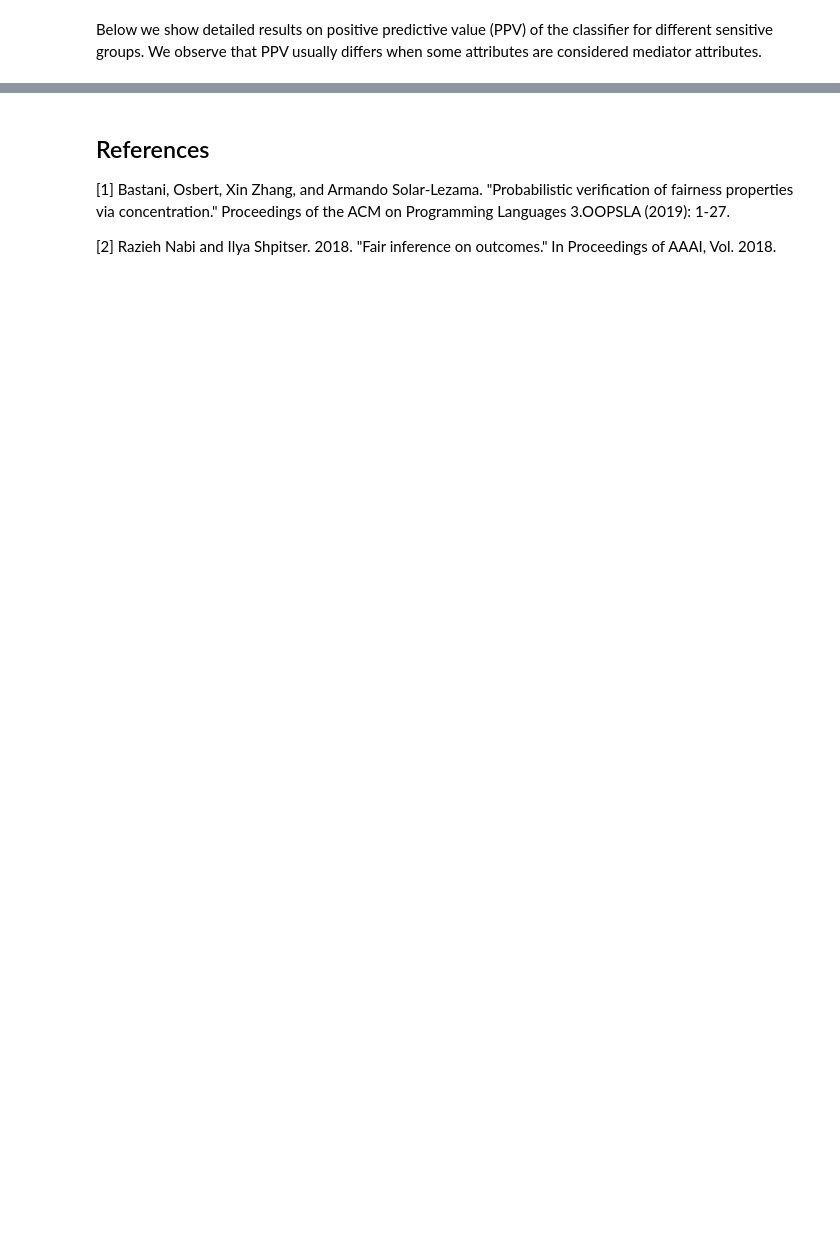
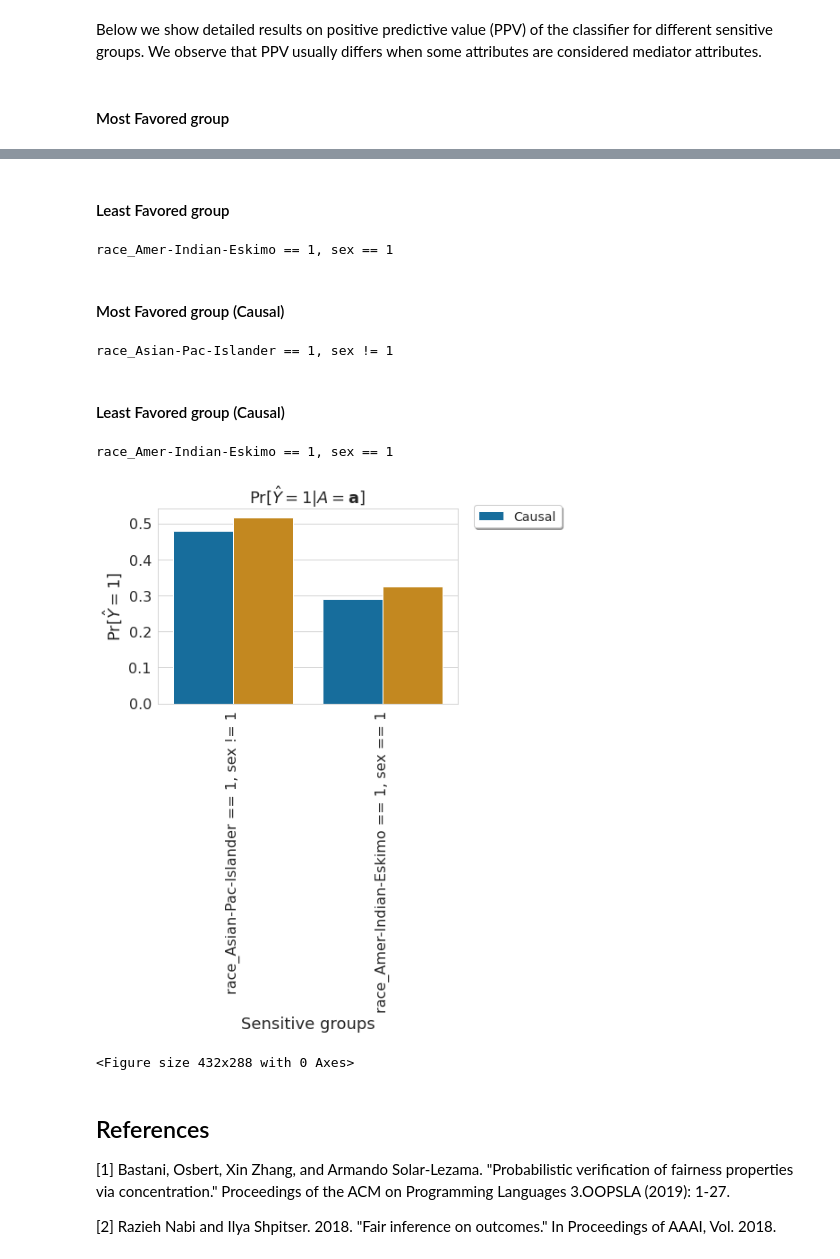
Before and after one commit to meelgroup/justicia, a Jupyter notebook: doc/3. Verifying causal fairness.ipynb, the cells around one changed output, grey strips where cells are left out. Saved outputs shown, nothing was run; the diff lists cells and outputs as text; code cells hidden in the pictures; blank space fills up the shorter version.

```diff
--- a/doc/3. Verifying causal fairness.ipynb
+++ b/doc/3. Verifying causal fairness.ipynb
@@ -110,7 +107,7 @@ Test Accuracy: 0.7675775253300583
 
 We now learn the most favored group based on disparte impact and sensitive attributes. This group information is required to verify path-specific causal fairness. More details can be found in tutorial [2](./3\.\ Verifying\ causal\ fairness.ipynb).
 # %%
-metric = Metric(model=clf, data=X_test, sensitive_attributes=dataset.known_sensitive_attributes, verbose=False, encoding="Enum-dependency")
+metric = Metric(model=clf, data=X_test, sensitive_attributes=dataset.known_sensitive_attributes, verbose=False, encoding="best-correlated")
 metric.compute()
 print("Sensitive attributes", metric.given_sensitive_attributes)
 print("Disparate Impact:", metric.disparate_impact_ratio)
@@ -137,7 +134,7 @@ mediator_attributes = ['education-num', 'capital-gain']
 print(mediator_attributes)
 
 
-metric_pscf = Metric(model=clf, data=X_test, sensitive_attributes=dataset.known_sensitive_attributes, mediator_attributes=mediator_attributes, major_group=metric.most_favored_group, verbose=False, encoding="Enum-dependency")
+metric_pscf = Metric(model=clf, data=X_test, sensitive_attributes=dataset.known_sensitive_attributes, mediator_attributes=mediator_attributes, major_group=metric.most_favored_group, verbose=False, encoding="best-correlated")
 metric_pscf.compute()
 
 display(Markdown("#### Path-specific causal results"))
@@ -159,11 +156,13 @@ Statistical parity increases
 # %% [markdown]
 Below we show detailed results on positive predictive value (PPV) of the classifier for different sensitive groups. We observe that PPV usually differs when some attributes are considered mediator attributes.
 # %%
-groups = [(", ").join([each_sensitive_attribute[0] if each_sensitive_attribute[1] == 1 else "not " + each_sensitive_attribute[0]  for each_sensitive_attribute in group_info[0]]) for group_info in metric.sensitive_group_statistics]
+groups = [(", ").join([" ".join([each_sensitive_attribute[0], each_sensitive_attribute[1][0], str(each_sensitive_attribute[1][1])])  for each_sensitive_attribute in group_info[0]]) for group_info in metric.sensitive_group_statistics]
 PPVs = [group_info[1] for group_info in metric.sensitive_group_statistics]
 
 
-groups_pscf = [(", ").join([each_sensitive_attribute[0] if each_sensitive_attribute[1] == 1 else "not " + each_sensitive_attribute[0]  for each_sensitive_attribute in group_info[0]]) for group_info in metric_pscf.sensitive_group_statistics]
+
+
+groups_pscf = [(", ").join([" ".join([each_sensitive_attribute[0], each_sensitive_attribute[1][0], str(each_sensitive_attribute[1][1])])  for each_sensitive_attribute in group_info[0]]) for group_info in metric_pscf.sensitive_group_statistics]
 PPVs_pscf = [group_info[1] for group_info in metric_pscf.sensitive_group_statistics]
 
 
@@ -174,14 +173,14 @@ df = pd.DataFrame({
 })
 
 display(Markdown("#### Most Favored group"))
-print((", ").join([each_sensitive_attribute[0] if each_sensitive_attribute[1] == 1 else "not " + each_sensitive_attribute[0]  for each_sensitive_attribute in list(metric.most_favored_group.items())]))
+print((", ").join([" ".join([each_sensitive_attribute[0], each_sensitive_attribute[1][0], str(each_sensitive_attribute[1][1])])  for each_sensitive_attribute in list(metric.most_favored_group.items())]))
 display(Markdown("#### Least Favored group"))
-print((", ").join([each_sensitive_attribute[0] if each_sensitive_attribute[1] == 1 else "not " + each_sensitive_attribute[0]  for each_sensitive_attribute in list(metric.least_favored_group.items())]))
+print((", ").join([" ".join([each_sensitive_attribute[0], each_sensitive_attribute[1][0], str(each_sensitive_attribute[1][1])])  for each_sensitive_attribute in list(metric.least_favored_group.items())]))
 
 display(Markdown("#### Most Favored group (Causal)"))
-print((", ").join([each_sensitive_attribute[0] if each_sensitive_attribute[1] == 1 else "not " + each_sensitive_attribute[0]  for each_sensitive_attribute in list(metric_pscf.most_favored_group.items())]))
+print((", ").join([" ".join([each_sensitive_attribute[0], each_sensitive_attribute[1][0], str(each_sensitive_attribute[1][1])])  for each_sensitive_attribute in list(metric_pscf.most_favored_group.items())]))
 display(Markdown("#### Least Favored group (Causal)"))
-print((", ").join([each_sensitive_attribute[0] if each_sensitive_attribute[1] == 1 else "not " + each_sensitive_attribute[0]  for each_sensitive_attribute in list(metric_pscf.least_favored_group.items())]))
+print((", ").join([" ".join([each_sensitive_attribute[0], each_sensitive_attribute[1][0], str(each_sensitive_attribute[1][1])])  for each_sensitive_attribute in list(metric_pscf.least_favored_group.items())]))
 
 
 fontsize = 22
@@ -197,3 +196,4 @@ plt.legend(loc='upper center', fontsize=labelsize-4, bbox_to_anchor=(1.2, 1.05),
 plt.show()
 plt.clf()
 # %% [output]
+#### Most Favored group
@@ -201,3 +201,11 @@ SyntaxError: invalid syntax (<ipython-input-10-f4d54cf40859>, line 16)
+#### Least Favored group
+race_Amer-Indian-Eskimo == 1, sex == 1
+#### Most Favored group (Causal)
+race_Asian-Pac-Islander == 1, sex != 1
+#### Least Favored group (Causal)
+race_Amer-Indian-Eskimo == 1, sex == 1
+[figure, added]
+<Figure size 432x288 with 0 Axes>
 # %% [markdown]
 ## References
 \[1\] Bastani, Osbert, Xin Zhang, and Armando Solar-Lezama. "Probabilistic verification of fairness properties via concentration." Proceedings of the ACM on Programming Languages 3.OOPSLA (2019): 1-27.
```
Also changed, not shown: parts of 4 cells of this notebook, 14 other files.
